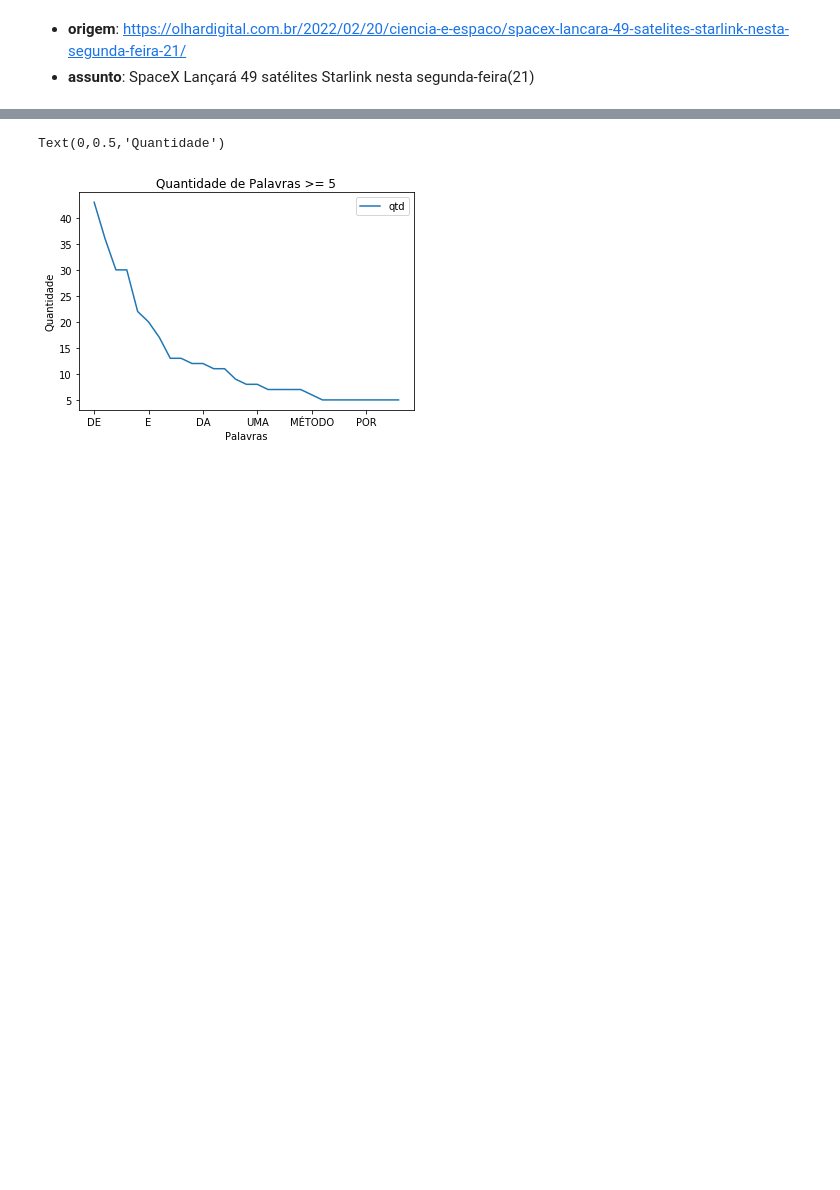
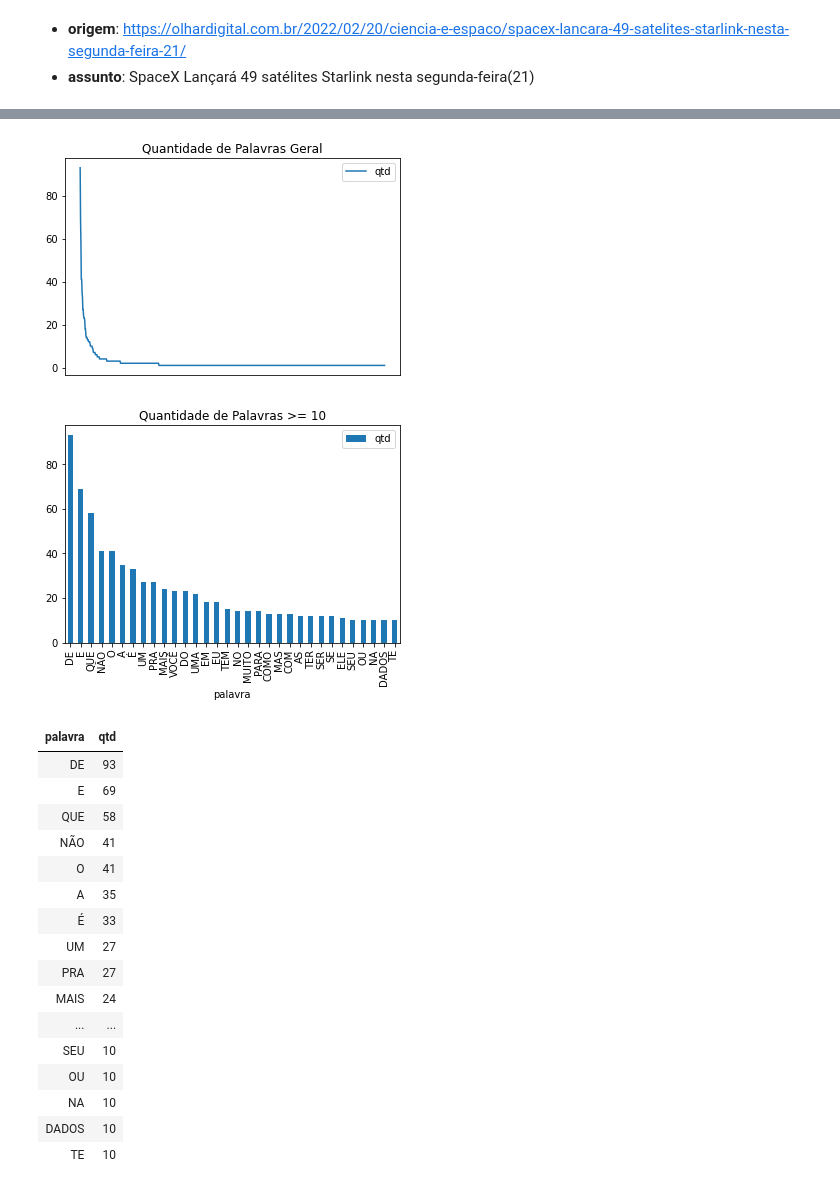
Before and after one commit to brunobrunelli/pos-data-science-mackenzie, a Jupyter notebook: notebooks/contador-palavras-texto.ipynb, the cells around one changed output, grey strips where cells are left out. Cells and saved outputs as stored; diff of their text form; code cells hidden in the pictures; blank space fills up the shorter version.

```diff
--- a/notebooks/contador-palavras-texto.ipynb
+++ b/notebooks/contador-palavras-texto.ipynb
@@ -70,10 +113,31 @@ df = pd.DataFrame(dic_txt.items(),columns=['palavra','qtd']).sort_values('qtd',a
 # %%
 # Plota o dataframe no formato de gráfico utilizando matplotlib:
-df[df.qtd >= 5].plot(kind='line', x='palavra', y='qtd')
+df.plot(kind='line', x='palavra', y='qtd')
+plt.title('Quantidade de Palavras Geral')
+plt.gca().axes.xaxis.set_visible(False)
 
-plt.title('Quantidade de Palavras >= 5')
-plt.xlabel('Palavras')
-plt.ylabel('Quantidade')
+df[df.qtd >= 10].plot(kind='bar', x='palavra', y='qtd')
+plt.title('Quantidade de Palavras >= 10')
+plt.show()
+
+df[df.qtd >= 10].style.hide_index()
 # %% [output]
-Text(0,0.5,'Quantidade')
-[figure, old version]
+[figure, new version]
+[figure, added]
+| palavra | qtd |
+| DE | 93 |
+| E | 69 |
+| QUE | 58 |
+| NÃO | 41 |
+| O | 41 |
+| A | 35 |
+| É | 33 |
+| UM | 27 |
+| PRA | 27 |
+| MAIS | 24 |
+| ... | ... |
+| SEU | 10 |
+| OU | 10 |
+| NA | 10 |
+| DADOS | 10 |
+| TE | 10 |
```
Also changed, not shown: parts of 5 cells of this notebook.
